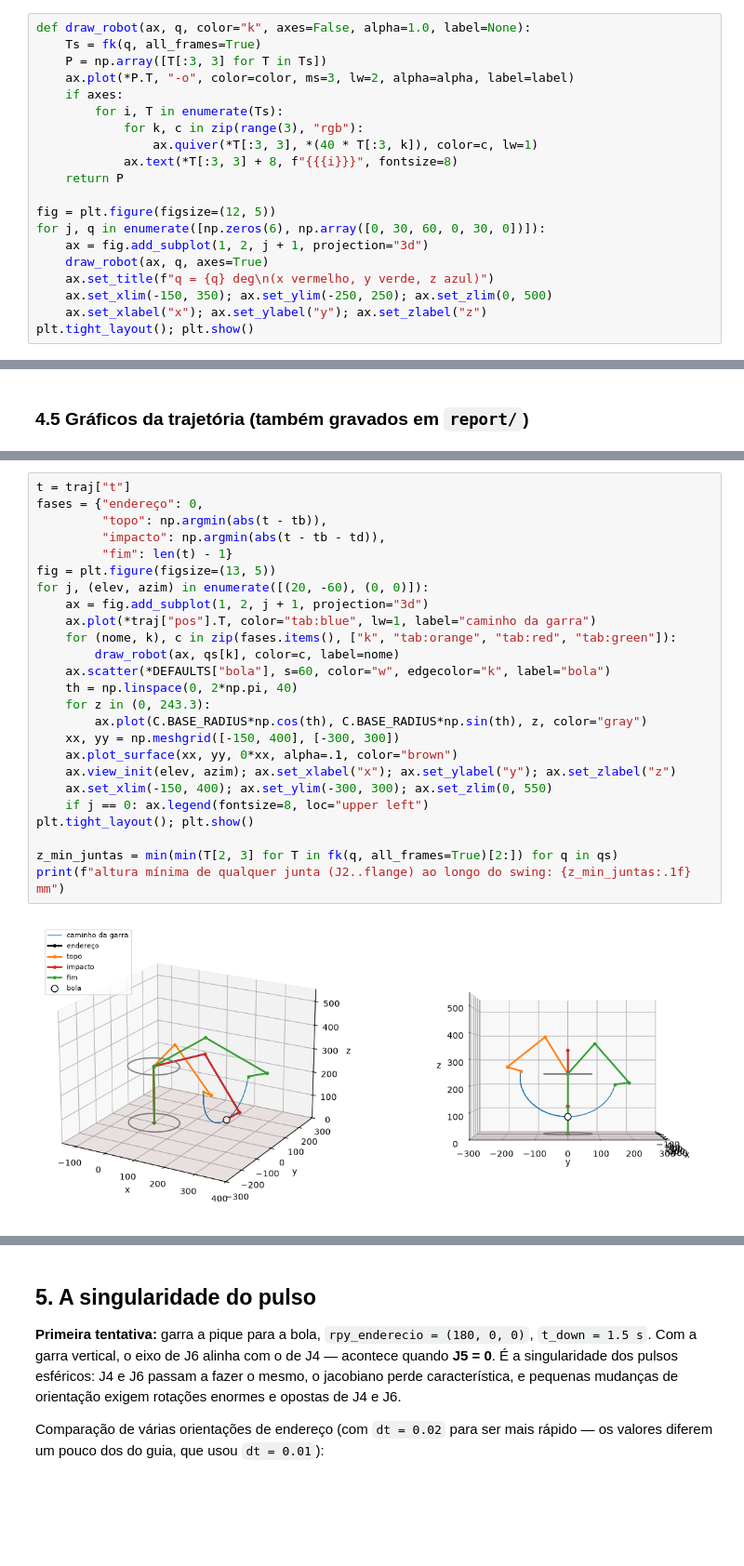
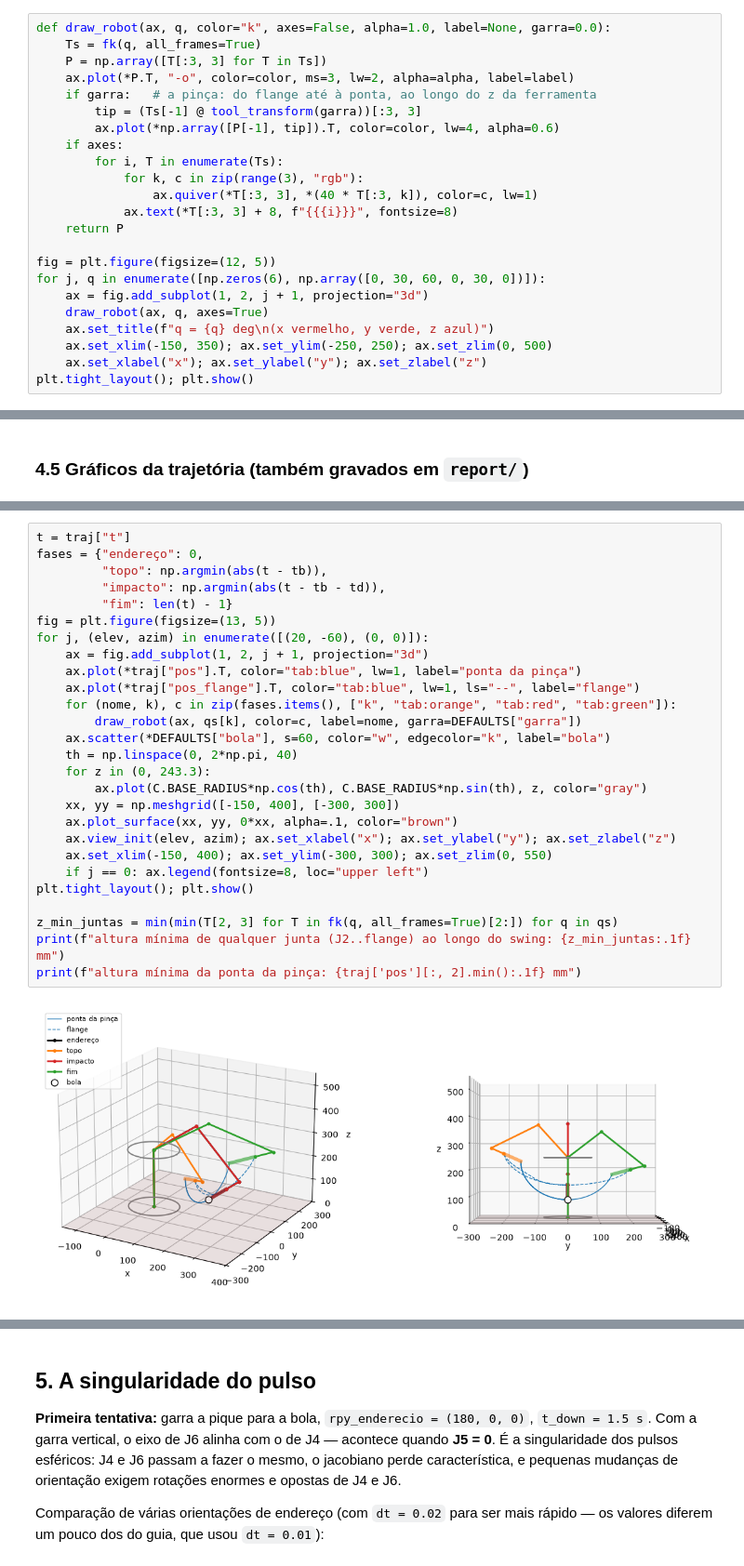
Before and after one commit to Zurcaf/Robotica26, a Jupyter notebook: Lab2/lab2.ipynb, the cells around one changed output, grey strips where cells are left out. Shown at 93% size. Drawn from its saved outputs; the diff is of its cells as text; blank space fills up the shorter version.

```diff
--- a/Lab2/lab2.ipynb
+++ b/Lab2/lab2.ipynb
@@ -190,10 +196,13 @@ for i, T in enumerate(fk(np.zeros(6), all_frames=True)):
 # %% [markdown]
 ### 2.4 Desenho do robô (linha entre origens dos referenciais) e eixos $z_i$
 # %%
-def draw_robot(ax, q, color="k", axes=False, alpha=1.0, label=None):
+def draw_robot(ax, q, color="k", axes=False, alpha=1.0, label=None, garra=0.0):
     Ts = fk(q, all_frames=True)
     P = np.array([T[:3, 3] for T in Ts])
     ax.plot(*P.T, "-o", color=color, ms=3, lw=2, alpha=alpha, label=label)
+    if garra:   # a pinça: do flange até à ponta, ao longo do z da ferramenta
+        tip = (Ts[-1] @ tool_transform(garra))[:3, 3]
+        ax.plot(*np.array([P[-1], tip]).T, color=color, lw=4, alpha=0.6)
     if axes:
         for i, T in enumerate(Ts):
             for k, c in zip(range(3), "rgb"):
@@ -373,27 +383,29 @@ Também se verifica a altura de **todas** as juntas (não só da garra) acima da
 # %%
 t = traj["t"]
 fases = {"endereço": 0,
          "topo": np.argmin(abs(t - tb)),
          "impacto": np.argmin(abs(t - tb - td)),
          "fim": len(t) - 1}
 fig = plt.figure(figsize=(13, 5))
 for j, (elev, azim) in enumerate([(20, -60), (0, 0)]):
     ax = fig.add_subplot(1, 2, j + 1, projection="3d")
-    ax.plot(*traj["pos"].T, color="tab:blue", lw=1, label="caminho da garra")
+    ax.plot(*traj["pos"].T, color="tab:blue", lw=1, label="ponta da pinça")
+    ax.plot(*traj["pos_flange"].T, color="tab:blue", lw=1, ls="--", label="flange")
     for (nome, k), c in zip(fases.items(), ["k", "tab:orange", "tab:red", "tab:green"]):
-        draw_robot(ax, qs[k], color=c, label=nome)
+        draw_robot(ax, qs[k], color=c, label=nome, garra=DEFAULTS["garra"])
     ax.scatter(*DEFAULTS["bola"], s=60, color="w", edgecolor="k", label="bola")
     th = np.linspace(0, 2*np.pi, 40)
     for z in (0, 243.3):
         ax.plot(C.BASE_RADIUS*np.cos(th), C.BASE_RADIUS*np.sin(th), z, color="gray")
     xx, yy = np.meshgrid([-150, 400], [-300, 300])
     ax.plot_surface(xx, yy, 0*xx, alpha=.1, color="brown")
     ax.view_init(elev, azim); ax.set_xlabel("x"); ax.set_ylabel("y"); ax.set_zlabel("z")
     ax.set_xlim(-150, 400); ax.set_ylim(-300, 300); ax.set_zlim(0, 550)
     if j == 0: ax.legend(fontsize=8, loc="upper left")
 plt.tight_layout(); plt.show()
 
 z_min_juntas = min(min(T[2, 3] for T in fk(q, all_frames=True)[2:]) for q in qs)
 print(f"altura mínima de qualquer junta (J2..flange) ao longo do swing: {z_min_juntas:.1f} mm")
+print(f"altura mínima da ponta da pinça: {traj['pos'][:, 2].min():.1f} mm")
 # %% [output]
-[figure, old version]
+[figure, new version]
```
Also changed, not shown: parts of 20 cells of this notebook, 11 other files.
